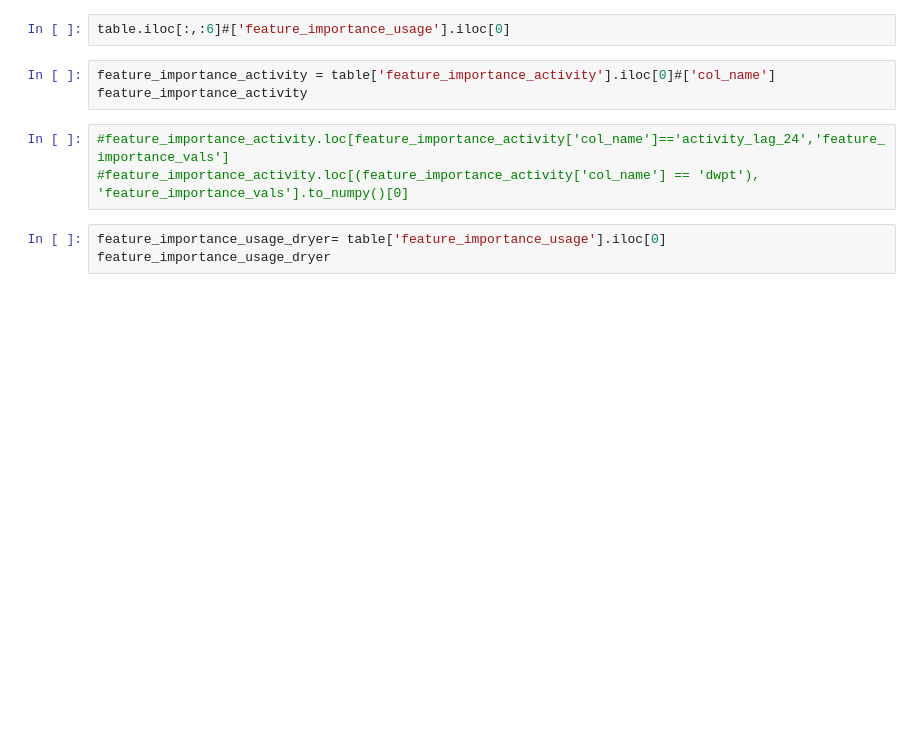
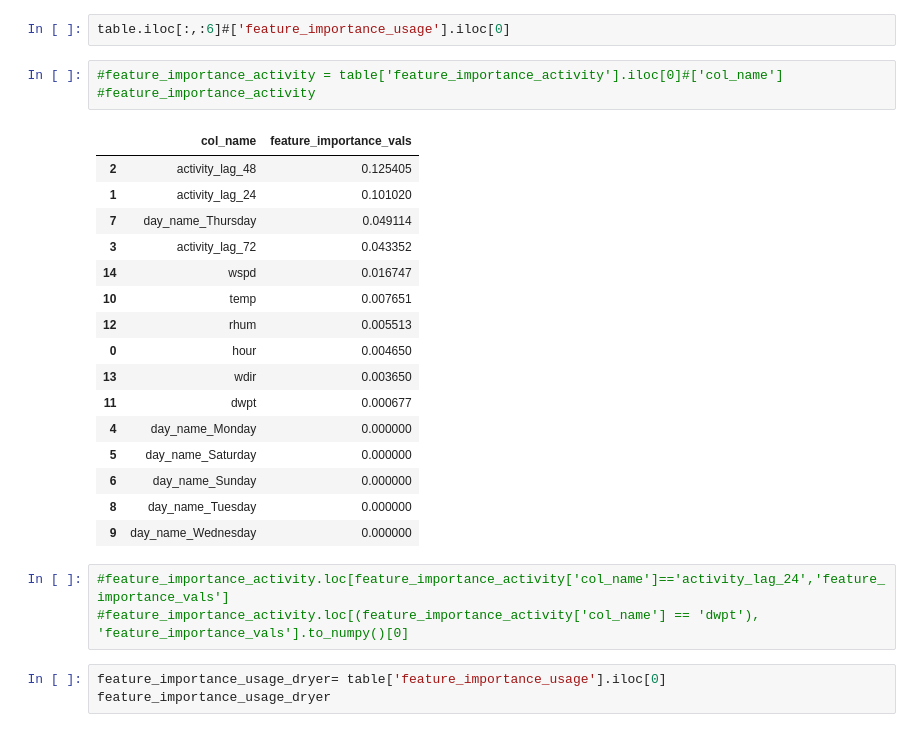
Before and after one commit to Janalytics94/xai_energy_efficient_smart_home, a Jupyter notebook: code/Assignment_S2.ipynb, the cells around one changed output. Drawn from its saved outputs; the diff is of its cells as text; blank space fills up the shorter version.

```diff
--- a/code/Assignment_S2.ipynb
+++ b/code/Assignment_S2.ipynb
@@ -810,8 +827,25 @@ AttributeError: 'NoneType' object has no attribute 'shape'
 # %%
 table.iloc[:,:6]#['feature_importance_usage'].iloc[0]
 # %%
-feature_importance_activity = table['feature_importance_activity'].iloc[0]#['col_name']
-feature_importance_activity
+#feature_importance_activity = table['feature_importance_activity'].iloc[0]#['col_name']
+#feature_importance_activity
+# %% [output]
+|  | col_name | feature_importance_vals |
+| 2 | activity_lag_48 | 0.125405 |
+| 1 | activity_lag_24 | 0.101020 |
+| 7 | day_name_Thursday | 0.049114 |
+| 3 | activity_lag_72 | 0.043352 |
+| 14 | wspd | 0.016747 |
+| 10 | temp | 0.007651 |
+| 12 | rhum | 0.005513 |
+| 0 | hour | 0.004650 |
+| 13 | wdir | 0.003650 |
+| 11 | dwpt | 0.000677 |
+| 4 | day_name_Monday | 0.000000 |
+| 5 | day_name_Saturday | 0.000000 |
+| 6 | day_name_Sunday | 0.000000 |
+| 8 | day_name_Tuesday | 0.000000 |
+| 9 | day_name_Wednesday | 0.000000 |
 # %%
 #feature_importance_activity.loc[feature_importance_activity['col_name']=='activity_lag_24','feature_importance_vals']
 #feature_importance_activity.loc[(feature_importance_activity['col_name'] == 'dwpt'), 'feature_importance_vals'].to_numpy()[0]
```
Also changed, not shown: parts of 6 cells of this notebook, 5 other files.
